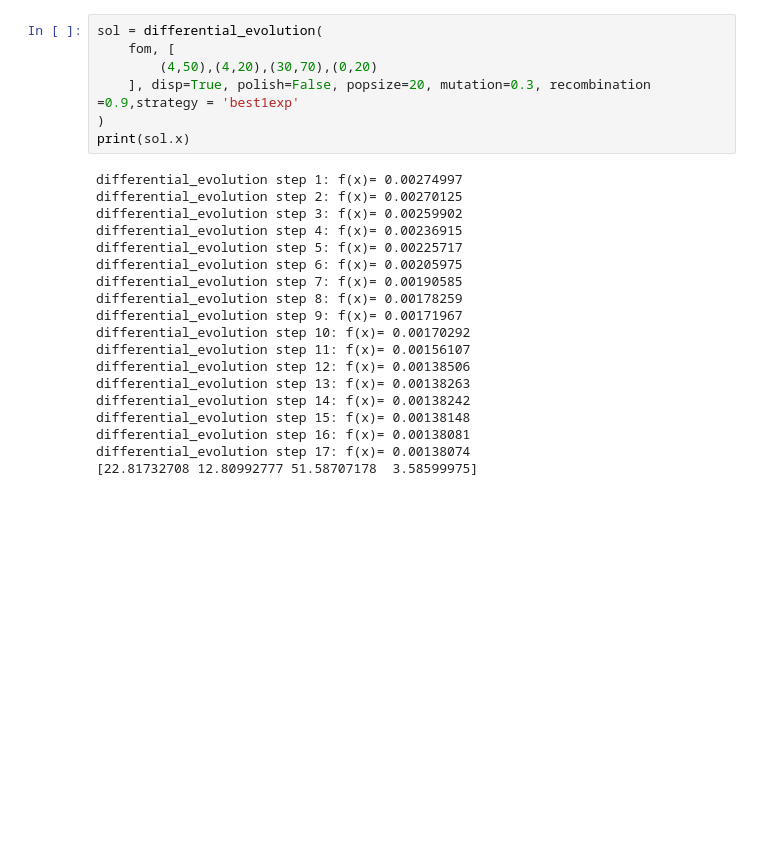
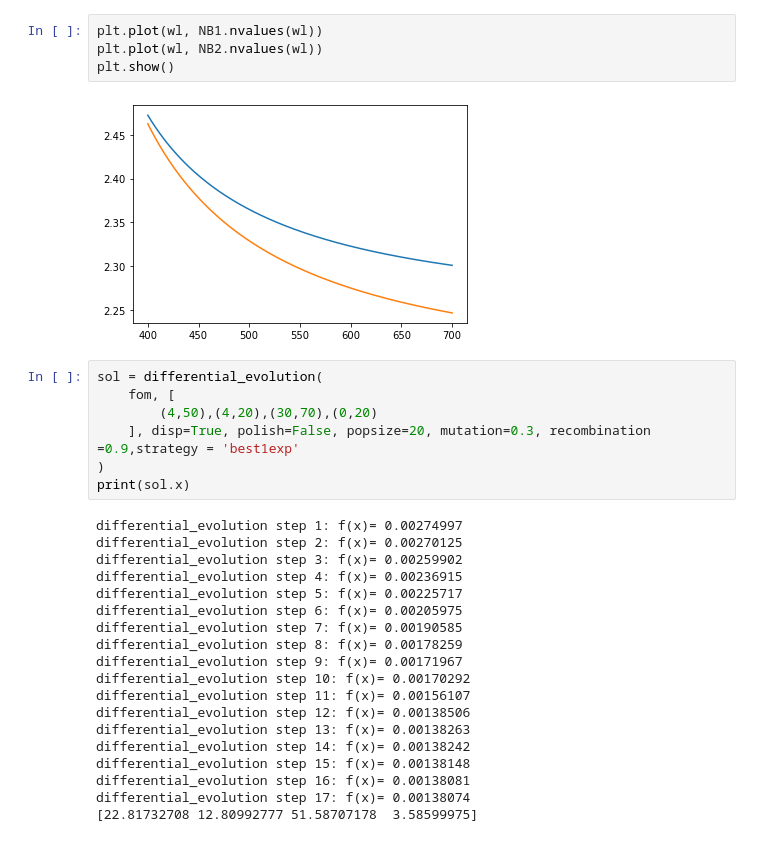
Before and after one commit to Yoway1994/ThinFilm, a Jupyter notebook: Nanya_ToS_optimization.ipynb, the cells around one changed output. Saved outputs shown, nothing was run; the diff lists cells and outputs as text; blank space fills up the shorter version.

```diff
--- a/Nanya_ToS_optimization.ipynb
+++ b/Nanya_ToS_optimization.ipynb
@@ -77,6 +82,12 @@ ToS_tra = lambda th: tm.Design(
 
 fom = lambda th: np.mean(abs(ToS(th)-ToS_tra(th)+0.003))
 fom2 = lambda th: tm.RMSE(100*ToS(th), R)
+# %%
+plt.plot(wl, NB1.nvalues(wl))
+plt.plot(wl, NB2.nvalues(wl))
+plt.show()
+# %% [output]
+[figure, added]
 # %%
 sol = differential_evolution(
     fom, [
```
Also changed, not shown: parts of 4 cells of this notebook, 30 other files.
